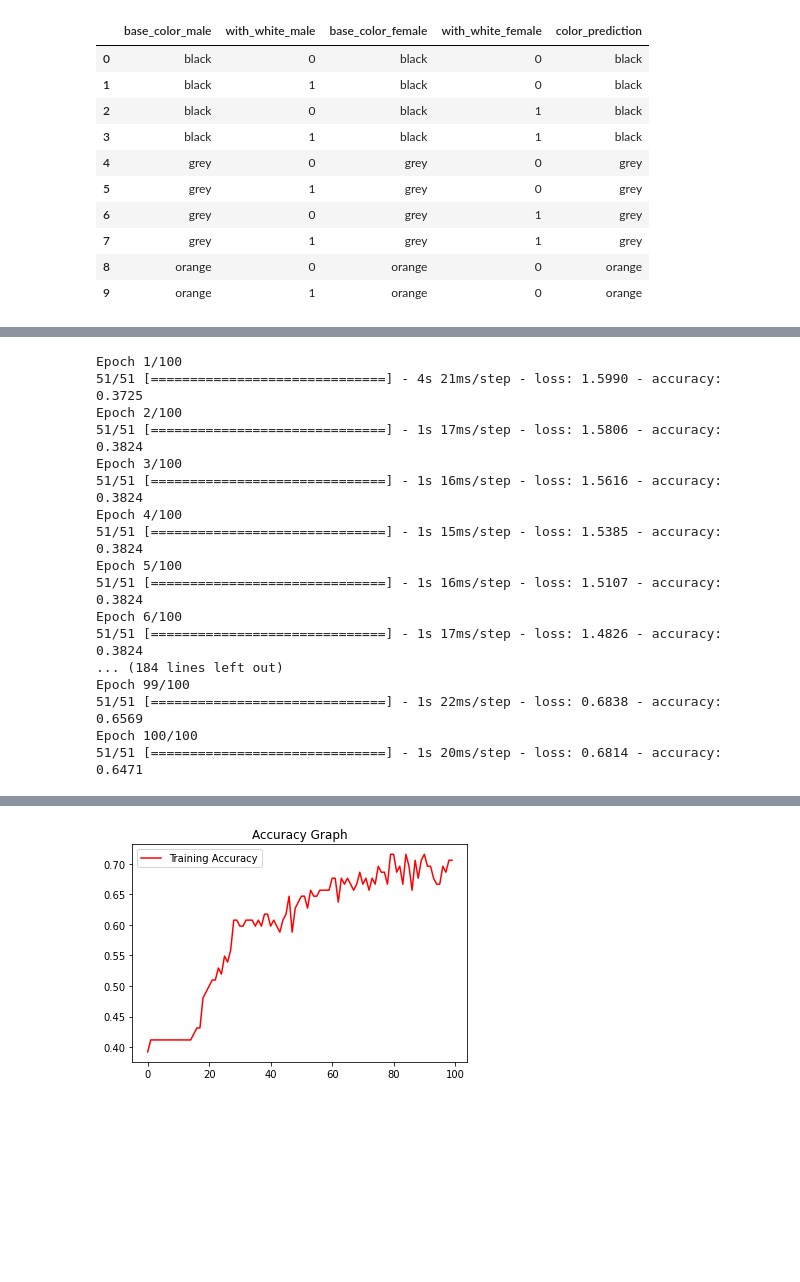
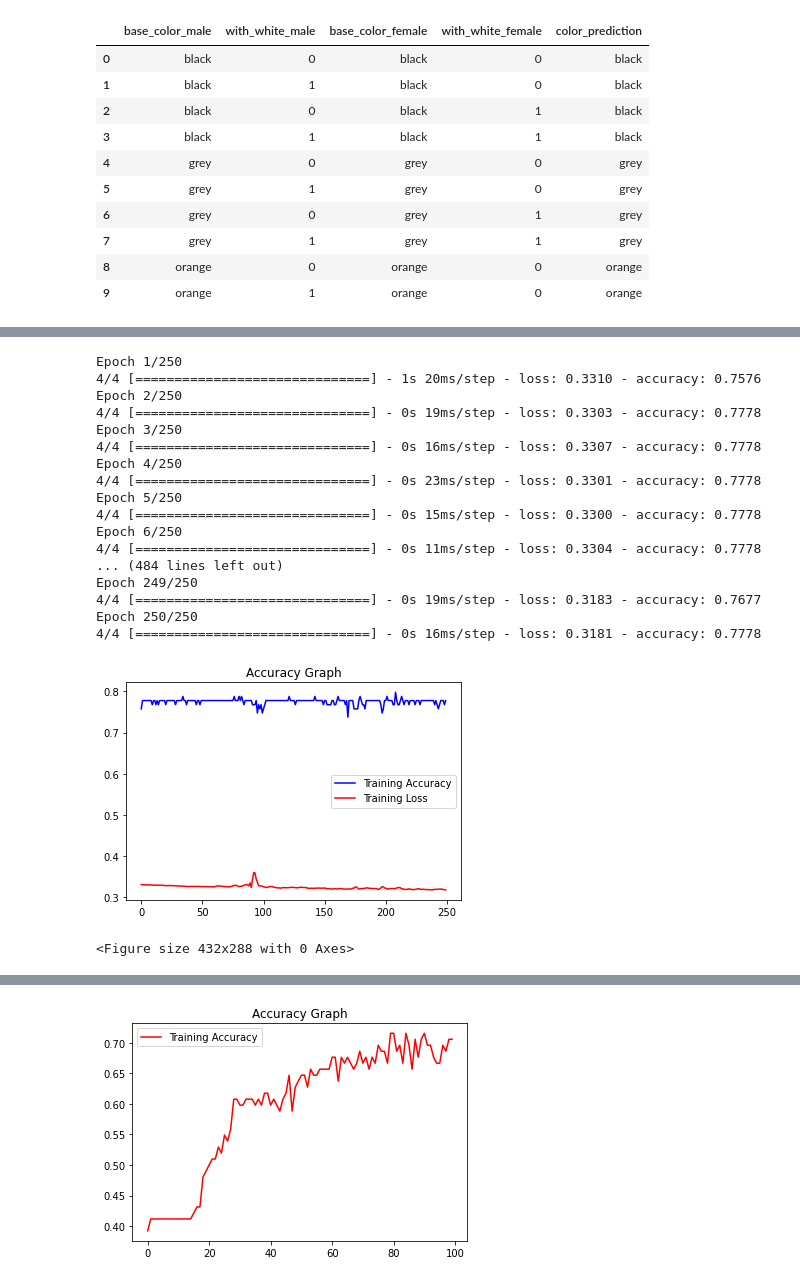
Before and after one commit to cat-pedigree/CatPedigree_ML_Model, a Jupyter notebook: model_pedigree.ipynb, the cells around one changed output, grey strips where cells are left out. Drawn from its saved outputs; the diff is of its cells as text; code cells hidden in the pictures; blank space fills up the shorter version.

```diff
--- a/model_pedigree.ipynb
+++ b/model_pedigree.ipynb
@@ -182,24 +209,24 @@ model.compile(
 # %%
 history = model.fit(x_train, y_train,
-          epochs = 100, batch_size = 2)
+          epochs = 250)
 # %% [output]
-Epoch 1/100
-51/51 [==============================] - 4s 21ms/step - loss: 1.5990 - accuracy: 0.3725
-Epoch 2/100
-51/51 [==============================] - 1s 17ms/step - loss: 1.5806 - accuracy: 0.3824
-Epoch 3/100
-51/51 [==============================] - 1s 16ms/step - loss: 1.5616 - accuracy: 0.3824
-Epoch 4/100
-51/51 [==============================] - 1s 15ms/step - loss: 1.5385 - accuracy: 0.3824
-Epoch 5/100
-51/51 [==============================] - 1s 16ms/step - loss: 1.5107 - accuracy: 0.3824
-Epoch 6/100
-51/51 [==============================] - 1s 17ms/step - loss: 1.4826 - accuracy: 0.3824
-... (184 lines left out)
-Epoch 99/100
-51/51 [==============================] - 1s 22ms/step - loss: 0.6838 - accuracy: 0.6569
-Epoch 100/100
-51/51 [==============================] - 1s 20ms/step - loss: 0.6814 - accuracy: 0.6471
+Epoch 1/250
+4/4 [==============================] - 1s 20ms/step - loss: 0.3310 - accuracy: 0.7576
+Epoch 2/250
+4/4 [==============================] - 0s 19ms/step - loss: 0.3303 - accuracy: 0.7778
+Epoch 3/250
+4/4 [==============================] - 0s 16ms/step - loss: 0.3307 - accuracy: 0.7778
+Epoch 4/250
+4/4 [==============================] - 0s 23ms/step - loss: 0.3301 - accuracy: 0.7778
+Epoch 5/250
+4/4 [==============================] - 0s 15ms/step - loss: 0.3300 - accuracy: 0.7778
+Epoch 6/250
+4/4 [==============================] - 0s 11ms/step - loss: 0.3304 - accuracy: 0.7778
+... (484 lines left out)
+Epoch 249/250
+4/4 [==============================] - 0s 19ms/step - loss: 0.3183 - accuracy: 0.7677
+Epoch 250/250
+4/4 [==============================] - 0s 16ms/step - loss: 0.3181 - accuracy: 0.7778
 # %%
 def result_visualization(model_result):
     acc = model_result.history["accuracy"]
@@ -211,3 +238,8 @@ def result_visualization(model_result):
     plt.legend(loc=0)
     plt.figure()
     plt.show()
+# %%
+result_visualization(history) # 250 epochs change model structur (float)
+# %% [output]
+[figure, added]
+<Figure size 432x288 with 0 Axes>
```
Also changed, not shown: parts of 15 cells of this notebook, 16 other files.
